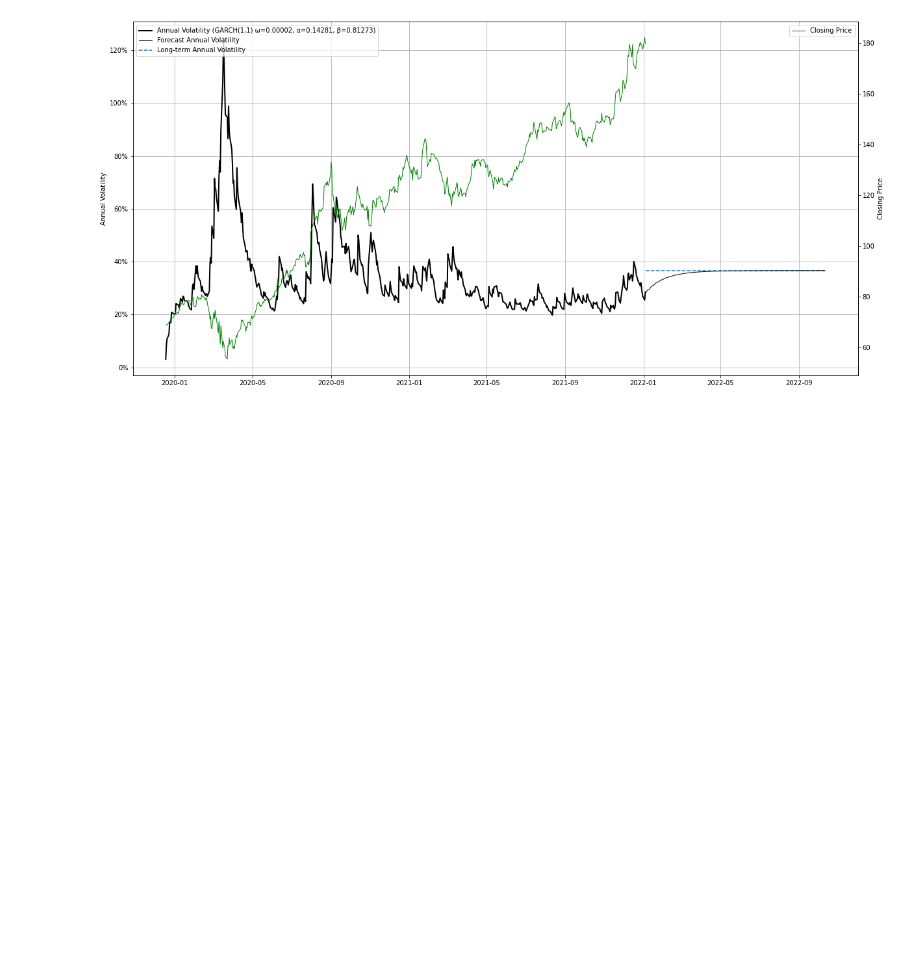
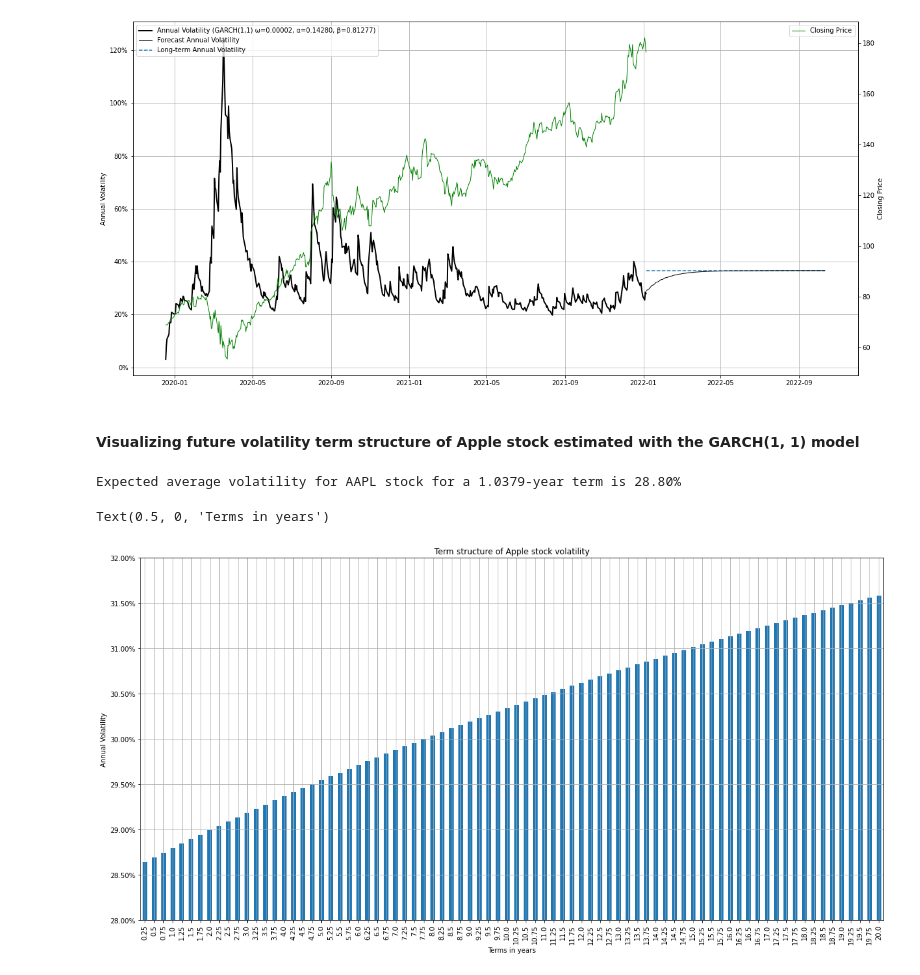
Before and after one commit to ilchen/RMaFI, a Jupyter notebook: ch10.ipynb, the cells around one changed output. Drawn from its saved outputs; the diff is of its cells as text; code cells hidden in the pictures; blank space fills up the shorter version.

Commit message:
Added support for volatility term structure forecasting

```diff
--- a/ch10.ipynb
+++ b/ch10.ipynb
@@ -126,3 +123,31 @@ ax2.set_ylabel(right_lbl)
 # %% [output]
 Text(0, 0.5, 'Closing Price')
 [figure]
+# %% [markdown]
+#### Visualizing future volatility term structure of Apple stock estimated with the GARCH(1, 1) model
+# %%
+import numpy as np
+import pandas as pd
+from math import floor, ceil
+
+term = pd.to_datetime(datetime.datetime(2023, 1, 20))
+now = pd.to_datetime(datetime.datetime.today())
+diff = (term - now) / np.timedelta64(1, 'Y')
+
+print('Expected average volatility for AAPL stock for a %.4f-year term is %.2f%%'
+      % (diff, aapl_garch_vol_tracker.get_annual_term_volatility_forecast(diff) * 100))
+# %% [output]
+Expected average volatility for AAPL stock for a 1.0379-year term is 28.80%
+# %%
+terms = [x / 100 for x in range(25, 2025, 25)]
+term_vols = [aapl_garch_vol_tracker.get_annual_term_volatility_forecast(term) * 100 for term in terms]
+series = pd.Series(term_vols, index=terms)
+
+ax = series.plot(figsize=(20,10), grid=True, kind='bar', title='Term structure of Apple stock volatility')
+ax.set_ylim(bottom=floor(series.min()), top=ceil(series.max()))
+ax.yaxis.set_major_formatter(mtick.PercentFormatter())
+ax.set_ylabel(left_lbl)
+ax.set_xlabel('Terms in years')
+# %% [output]
+Text(0.5, 0, 'Terms in years')
+[figure, added]
```
Also changed, not shown: parts of 4 cells of this notebook, 1 other file.
